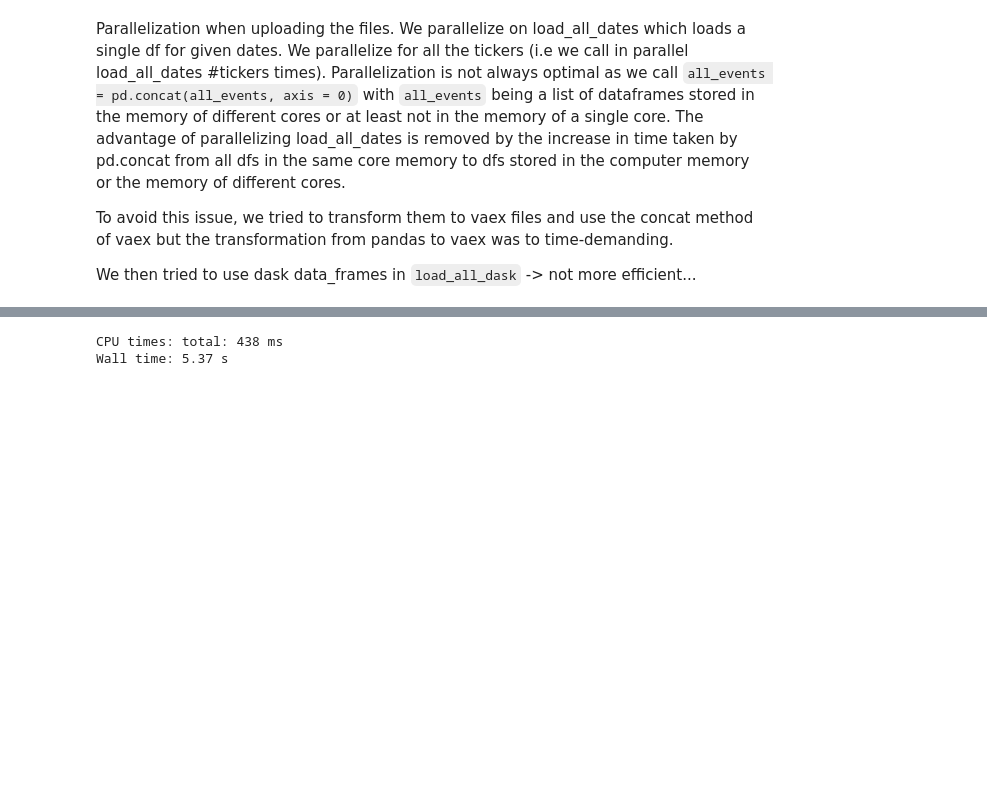
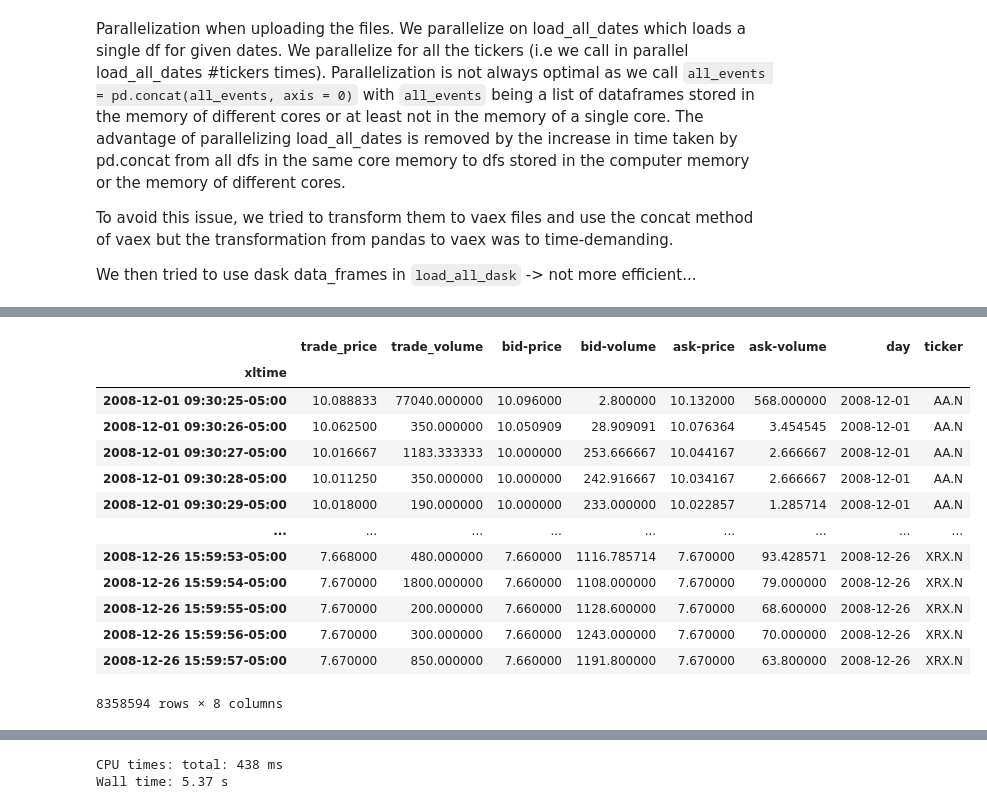
Before and after one commit to chgendreau/market-states-trading-strategy, a Jupyter notebook: charles_test.ipynb, the cells around one changed output, grey strips where cells are left out. Drawn from its saved outputs; the diff is of its cells as text; code cells hidden in the pictures; blank space fills up the shorter version.

```diff
--- a/charles_test.ipynb
+++ b/charles_test.ipynb
@@ -18,5 +53,4 @@ We then tried to use dask data_frames in `load_all_dask` -> not more efficient..
 # %%
 %%time
-#No parallelization
-df = load_all_dates(ticker = 'AA.N', start_date = pd.to_datetime('2008-12-26'), end_date=pd.to_datetime('2008-12-31'))
+df = load_all(tickers = tickers, start_date = pd.to_datetime('2008-12-01'), end_date=pd.to_datetime('2008-12-26'), dirBase = dirBase)
 # %% [output]
@@ -24,0 +74,18 @@ Wall time: 20.4 s
+# %%
+df.dropna(inplace=True, axis = 0)
+df
+# %% [output]
+|  | trade_price | trade_volume | bid-price | bid-volume | ask-price | ask-volume | day | ticker |
+| xltime |  |  |  |  |  |  |  |  |
+| 2008-12-01 09:30:25-05:00 | 10.088833 | 77040.000000 | 10.096000 | 2.800000 | 10.132000 | 568.000000 | 2008-12-01 | AA.N |
+| 2008-12-01 09:30:26-05:00 | 10.062500 | 350.000000 | 10.050909 | 28.909091 | 10.076364 | 3.454545 | 2008-12-01 | AA.N |
+| 2008-12-01 09:30:27-05:00 | 10.016667 | 1183.333333 | 10.000000 | 253.666667 | 10.044167 | 2.666667 | 2008-12-01 | AA.N |
+| 2008-12-01 09:30:28-05:00 | 10.011250 | 350.000000 | 10.000000 | 242.916667 | 10.034167 | 2.666667 | 2008-12-01 | AA.N |
+| 2008-12-01 09:30:29-05:00 | 10.018000 | 190.000000 | 10.000000 | 233.000000 | 10.022857 | 1.285714 | 2008-12-01 | AA.N |
+| ... | ... | ... | ... | ... | ... | ... | ... | ... |
+| 2008-12-26 15:59:53-05:00 | 7.668000 | 480.000000 | 7.660000 | 1116.785714 | 7.670000 | 93.428571 | 2008-12-26 | XRX.N |
+| 2008-12-26 15:59:54-05:00 | 7.670000 | 1800.000000 | 7.660000 | 1108.000000 | 7.670000 | 79.000000 | 2008-12-26 | XRX.N |
+| 2008-12-26 15:59:55-05:00 | 7.670000 | 200.000000 | 7.660000 | 1128.600000 | 7.670000 | 68.600000 | 2008-12-26 | XRX.N |
+| 2008-12-26 15:59:56-05:00 | 7.670000 | 300.000000 | 7.660000 | 1243.000000 | 7.670000 | 70.000000 | 2008-12-26 | XRX.N |
+| 2008-12-26 15:59:57-05:00 | 7.670000 | 850.000000 | 7.660000 | 1191.800000 | 7.670000 | 63.800000 | 2008-12-26 | XRX.N |
+8358594 rows × 8 columns
```
Also changed, not shown: parts of 16 cells of this notebook, 1 other file.
